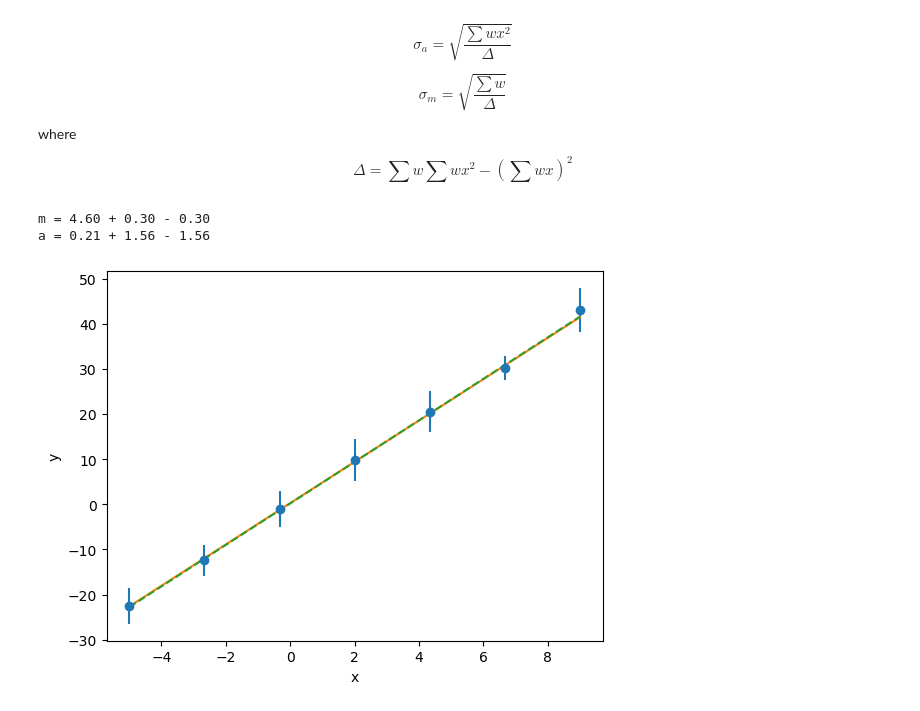
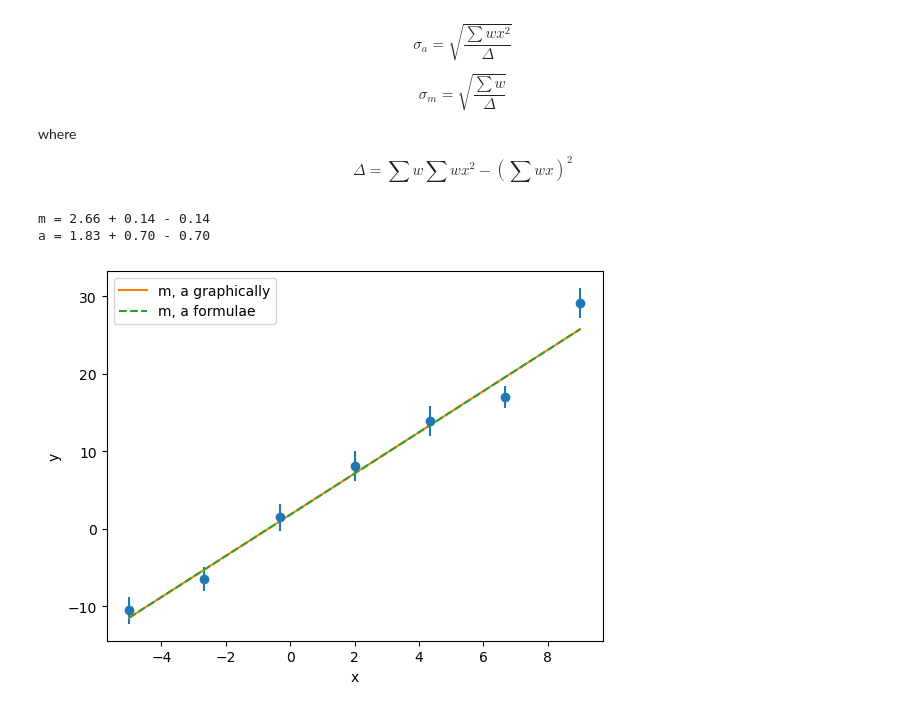
Before and after one commit to maxgalli/StatsStudies, a Jupyter notebook: ExercisesForCourse/Weekly/chi_square.ipynb, the cells around one changed output. Cells and saved outputs as stored; diff of their text form; code cells hidden in the pictures.

```diff
--- a/ExercisesForCourse/Weekly/chi_square.ipynb
+++ b/ExercisesForCourse/Weekly/chi_square.ipynb
@@ -10,14 +10,14 @@ np.random.seed(42)
 linear_func = lambda x, m, a: m * x + a
 nx = 7
 x = np.linspace(-5, 9, nx)
-m_true = 4.6
+m_true = 2.6
 a_true = 0.
 y_true = linear_func(x, m_true, a_true)
 y_dists = []
 for mu in y_true:
     # add random noise to the true values
-    mu = mu + np.random.normal(0, 1)
-    std = np.random.uniform(1, 5)
+    mu = mu + np.random.normal(1, 3)
+    std = np.random.uniform(1, 2)
     sample = np.random.normal(mu, std, size=10000)
     #plt.hist(sample, bins=50, density=True)
     #plt.show()
@@ -222,13 +205,14 @@ sigma_b_theory = np.sqrt(np.sum(1 / stds ** 2) / delta)
 print('m = {:.2f} + {:.2f} - {:.2f}'.format(best_m_theory, sigma_b_theory, sigma_b_theory))
 print('a = {:.2f} + {:.2f} - {:.2f}'.format(best_a_theory, sigma_a_theory, sigma_a_theory))
 # %% [output]
-m = 4.60 + 0.30 - 0.30
-a = 0.21 + 1.56 - 1.56
+m = 2.66 + 0.14 - 0.14
+a = 1.83 + 0.70 - 0.70
 # %%
 plt.errorbar(x, mus, yerr=stds, fmt='o');
-plt.plot(x, linear_func(x, m_min, a_min), label='m, a graphically');
+plt.plot(x, linear_func(x, m_best_2d, a_best_2d), label='m, a graphically');
 plt.plot(x, linear_func(x, best_m_theory, best_a_theory), label='m, a formulae', linestyle='--');
+plt.legend();
 plt.xlabel('x');
 plt.ylabel('y');
 # %% [output]
-[figure, old version]
+[figure, new version]
```
Also changed, not shown: parts of 8 cells of this notebook, 1 other file.
